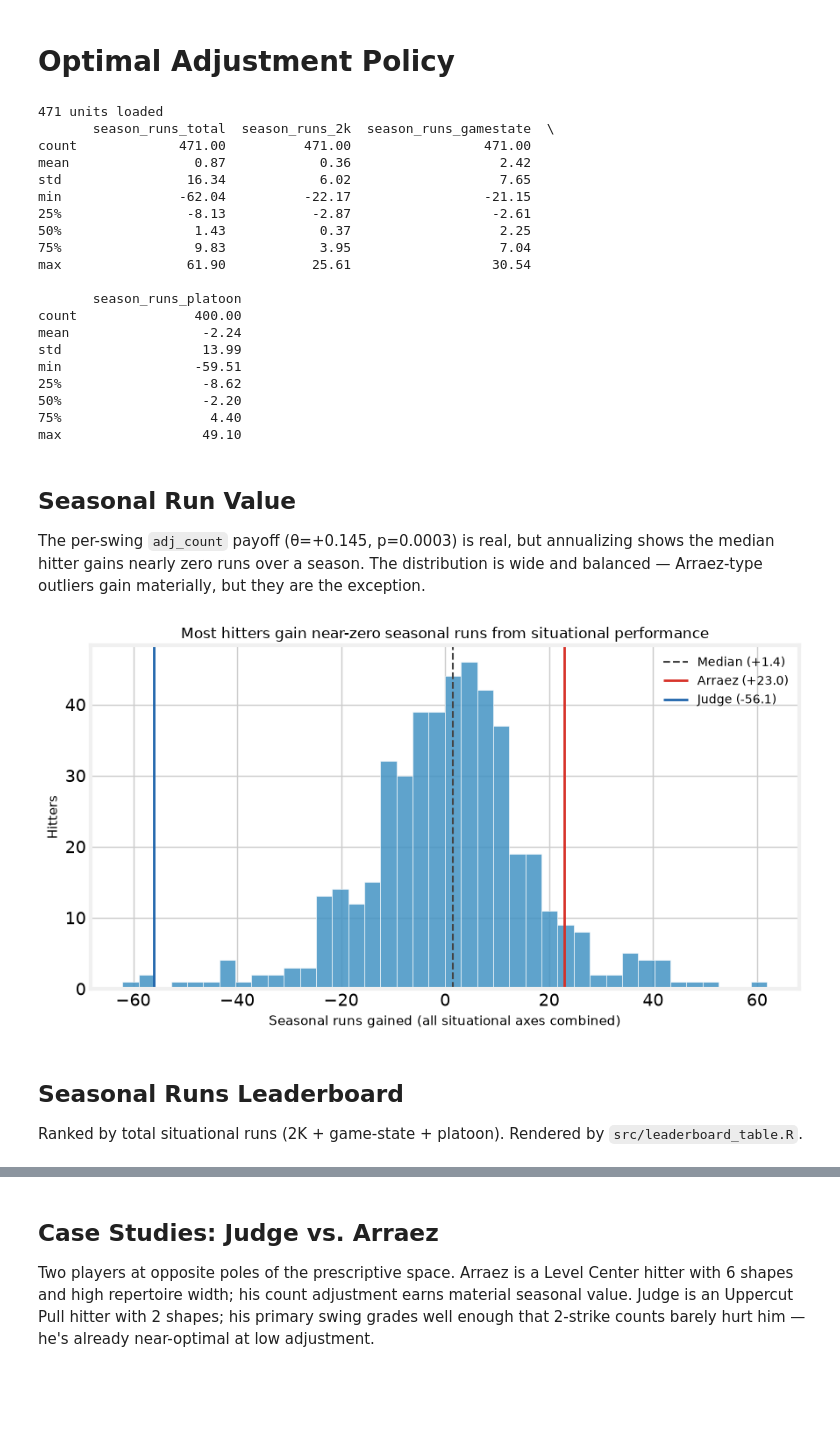
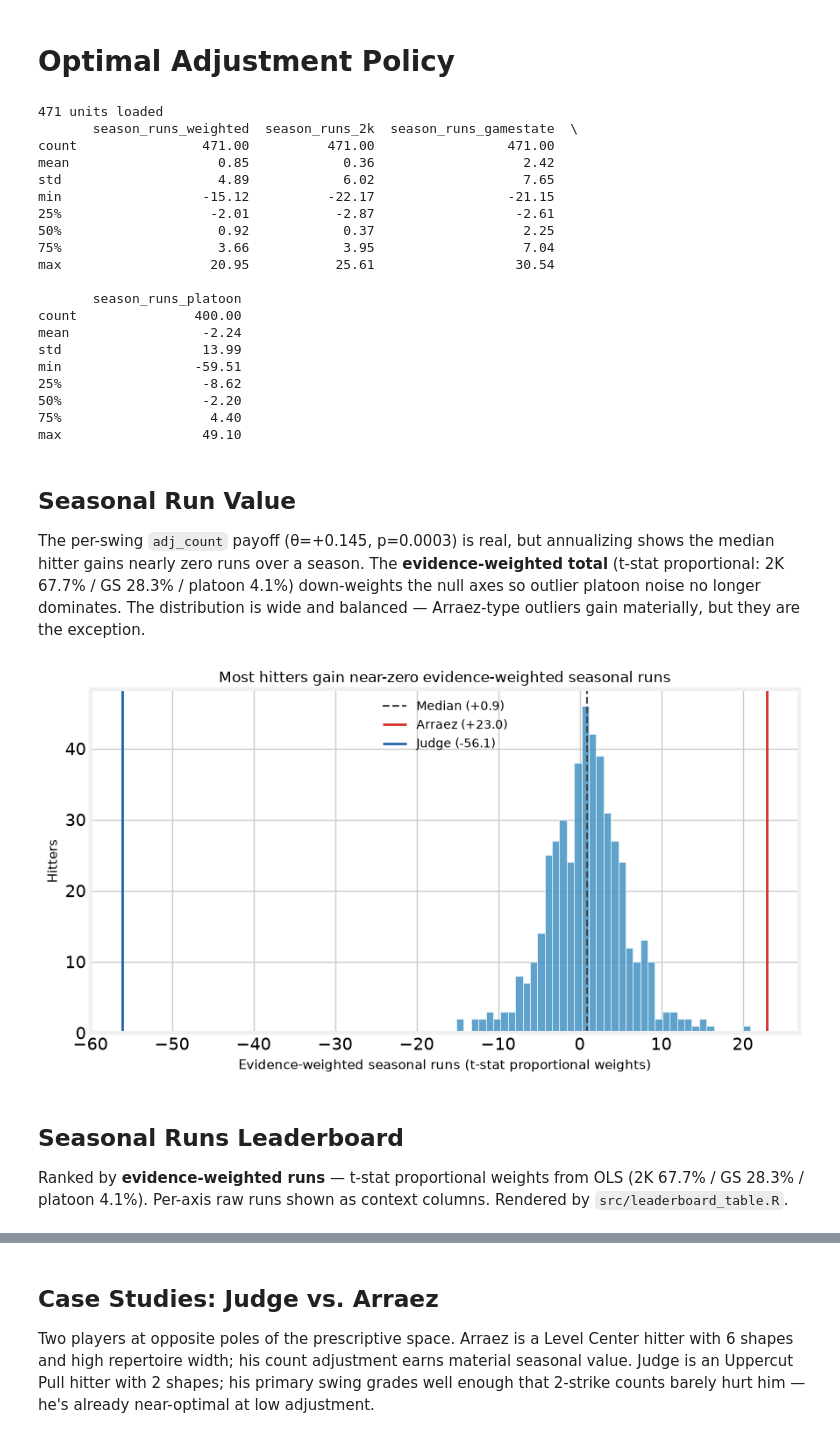
Before and after one commit to theoauyeung/swing_repetoire, a Jupyter notebook: src/optimal_adj_policy.ipynb, the cells around one changed output, grey strips where cells are left out. Cells and saved outputs as stored; diff of their text form; code cells hidden in the pictures; blank space fills up the shorter version.

```diff
--- a/src/optimal_adj_policy.ipynb
+++ b/src/optimal_adj_policy.ipynb
@@ -23,20 +23,20 @@ def plot_path(name):
     return d / name
 
 df = pd.read_parquet(DATA / 'optimal_policy.parquet')
-df = df.dropna(subset=['season_runs_total', 'twostrike_rv_penalty'])
+df = df.dropna(subset=['season_runs_weighted', 'twostrike_rv_penalty'])
 print(f'{len(df)} units loaded')
-print(df[['season_runs_total','season_runs_2k','season_runs_gamestate','season_runs_platoon']].describe().round(2))
+print(df[['season_runs_weighted','season_runs_2k','season_runs_gamestate','season_runs_platoon']].describe().round(2))
 # %% [output]
 471 units loaded
-       season_runs_total  season_runs_2k  season_runs_gamestate  \
-count             471.00          471.00                 471.00
-mean                0.87            0.36                   2.42
-std                16.34            6.02                   7.65
-min               -62.04          -22.17                 -21.15
-25%                -8.13           -2.87                  -2.61
-50%                 1.43            0.37                   2.25
-75%                 9.83            3.95                   7.04
-max                61.90           25.61                  30.54
+       season_runs_weighted  season_runs_2k  season_runs_gamestate  \
+count                471.00          471.00                 471.00
+mean                   0.85            0.36                   2.42
+std                    4.89            6.02                   7.65
+min                  -15.12          -22.17                 -21.15
+25%                   -2.01           -2.87                  -2.61
+50%                    0.92            0.37                   2.25
+75%                    3.66            3.95                   7.04
+max                   20.95           25.61                  30.54
 
        season_runs_platoon
 count               400.00
@@ -50,33 +50,33 @@ max                  49.10
 # %% [markdown]
 ## Seasonal Run Value
 
-The per-swing `adj_count` payoff (θ=+0.145, p=0.0003) is real, but annualizing shows the median hitter gains nearly zero runs over a season. The distribution is wide and balanced — Arraez-type outliers gain materially, but they are the exception.
+The per-swing `adj_count` payoff (θ=+0.145, p=0.0003) is real, but annualizing shows the median hitter gains nearly zero runs over a season. The **evidence-weighted total** (t-stat proportional: 2K 67.7% / GS 28.3% / platoon 4.1%) down-weights the null axes so outlier platoon noise no longer dominates. The distribution is wide and balanced — Arraez-type outliers gain materially, but they are the exception.
 # %%
 judge  = df[df['label'] == 'Aaron Judge'].iloc[0]
 arraez = df[df['label'] == 'Luis Arraez'].iloc[0]
-med    = df['season_runs_total'].median()
+med    = df['season_runs_weighted'].median()
 
 with plt.style.context(FT):
     fig, ax = plt.subplots(figsize=(9, 5))
-    ax.hist(df['season_runs_total'], bins=40, color='#4393c3', edgecolor='white', alpha=0.85)
+    ax.hist(df['season_runs_weighted'], bins=40, color='#4393c3', edgecolor='white', alpha=0.85)
     ax.axvline(med,                   color='#444', lw=1.5, ls='--', label=f'Median ({med:+.1f})')
     ax.axvline(arraez['season_runs_total'], color='#d73027', lw=2,
                label=f"Arraez ({arraez['season_runs_total']:+.1f})")
     ax.axvline(judge['season_runs_total'],  color='#2166ac', lw=2,
                label=f"Judge ({judge['season_runs_total']:+.1f})")
-    ax.set_xlabel('Seasonal runs gained (all situational axes combined)', fontsize=11)
+    ax.set_xlabel('Evidence-weighted seasonal runs (t-stat proportional weights)', fontsize=11)
     ax.set_ylabel('Hitters', fontsize=11)
-    ax.set_title('Most hitters gain near-zero seasonal runs from situational performance', fontsize=12)
+    ax.set_title('Most hitters gain near-zero evidence-weighted seasonal runs', fontsize=12)
     ax.legend(frameon=False, fontsize=10)
     fig.tight_layout()
     fig.savefig(plot_path('adj_policy_season_dist.png'), dpi=130)
     plt.show()
 # %% [output]
-[figure, old version]
+[figure, new version]
 # %% [markdown]
 ## Seasonal Runs Leaderboard
 
-Ranked by total situational runs (2K + game-state + platoon). Rendered by `src/leaderboard_table.R`.
+Ranked by **evidence-weighted runs** — t-stat proportional weights from OLS (2K 67.7% / GS 28.3% / platoon 4.1%). Per-axis raw runs shown as context columns. Rendered by `src/leaderboard_table.R`.
 # %%
 from IPython.display import Image, display
 for png in ['adj_policy_top_gt.png', 'adj_policy_bottom_gt.png']:
```
Also changed, not shown: parts of 7 cells of this notebook, 9 other files.
